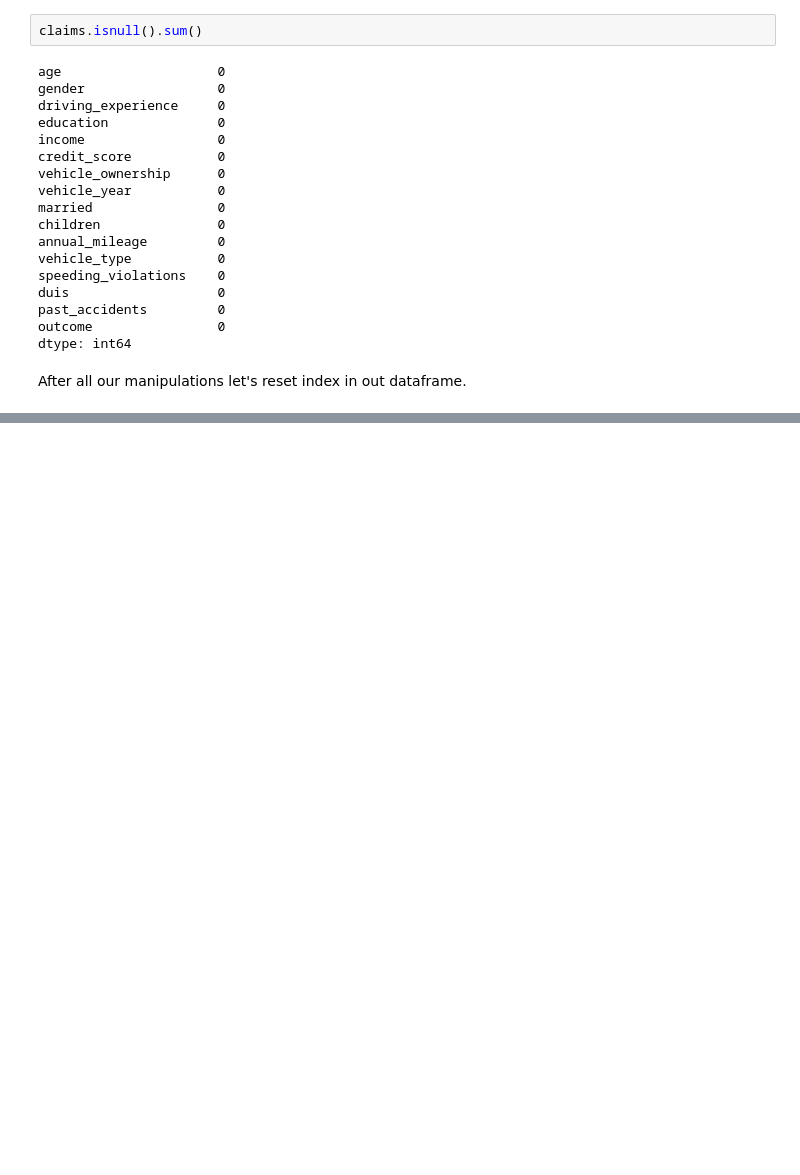
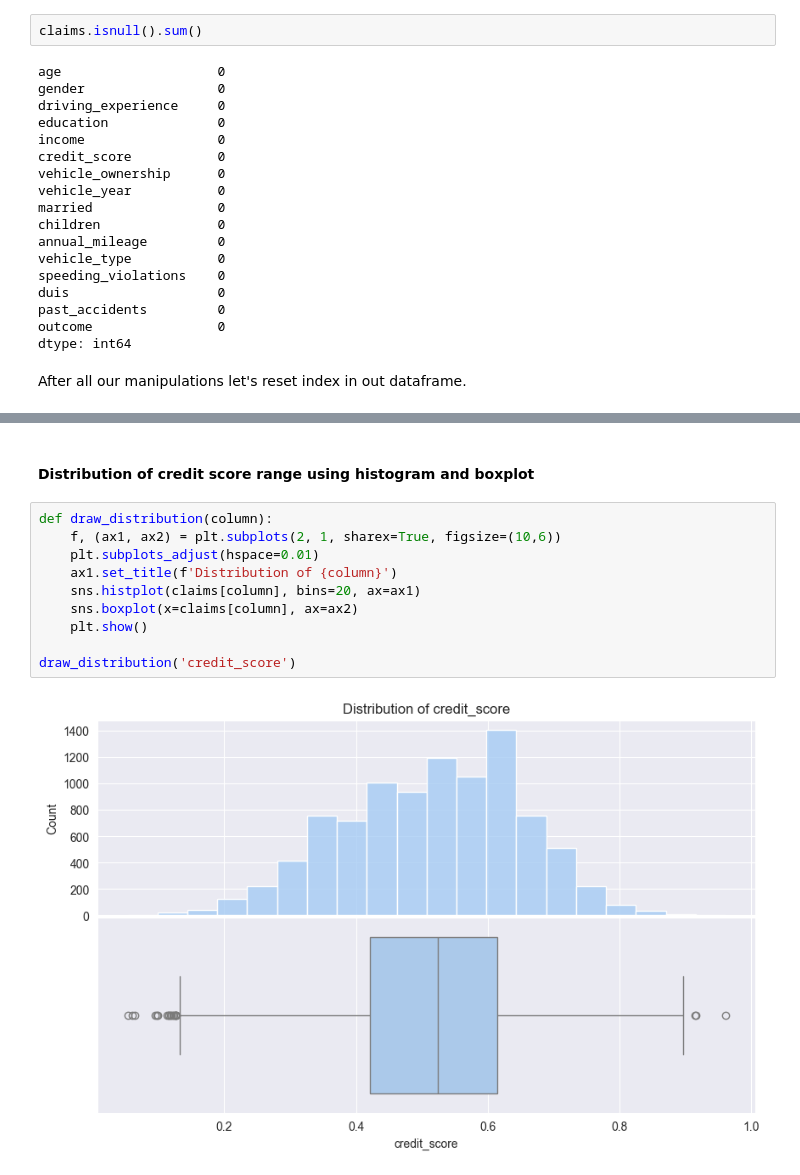
Before and after one commit to mariakyrychok/ds_homeworks, a Jupyter notebook: lec_4/main.ipynb, the cells around one changed output, grey strips where cells are left out. Saved outputs shown, nothing was run; the diff lists cells and outputs as text; blank space fills up the shorter version.

```diff
--- a/lec_4/main.ipynb
+++ b/lec_4/main.ipynb
@@ -314,0 +351,14 @@ Name: annual_mileage, dtype: float64
+# %% [markdown]
+#### Distribution of credit score range using histogram and boxplot
+# %%
+def draw_distribution(column):
+    f, (ax1, ax2) = plt.subplots(2, 1, sharex=True, figsize=(10,6))
+    plt.subplots_adjust(hspace=0.01)
+    ax1.set_title(f'Distribution of {column}')
+    sns.histplot(claims[column], bins=20, ax=ax1)
+    sns.boxplot(x=claims[column], ax=ax2)
+    plt.show()
+
+draw_distribution('credit_score')
+# %% [output]
+[figure, added]
```
Also changed, not shown: parts of 27 cells of this notebook.
